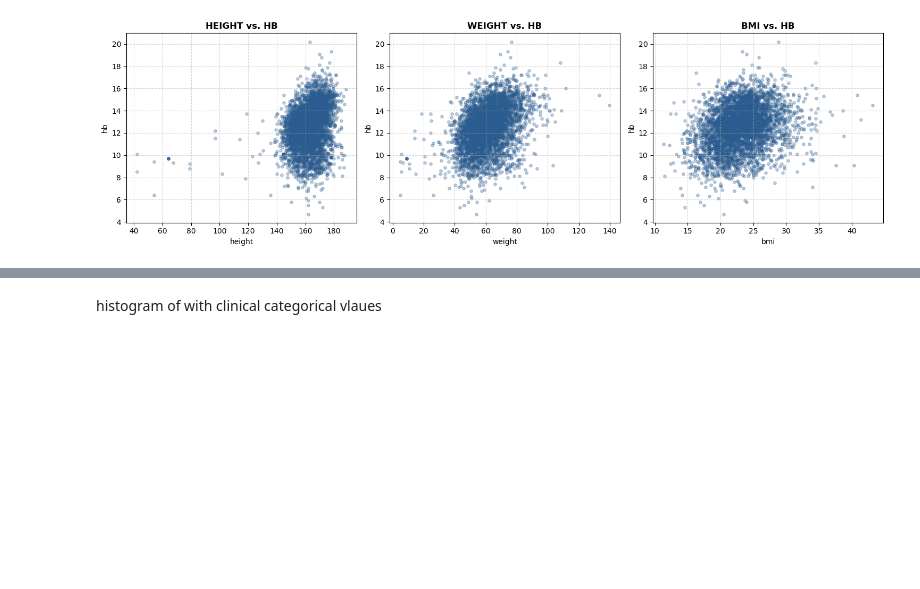
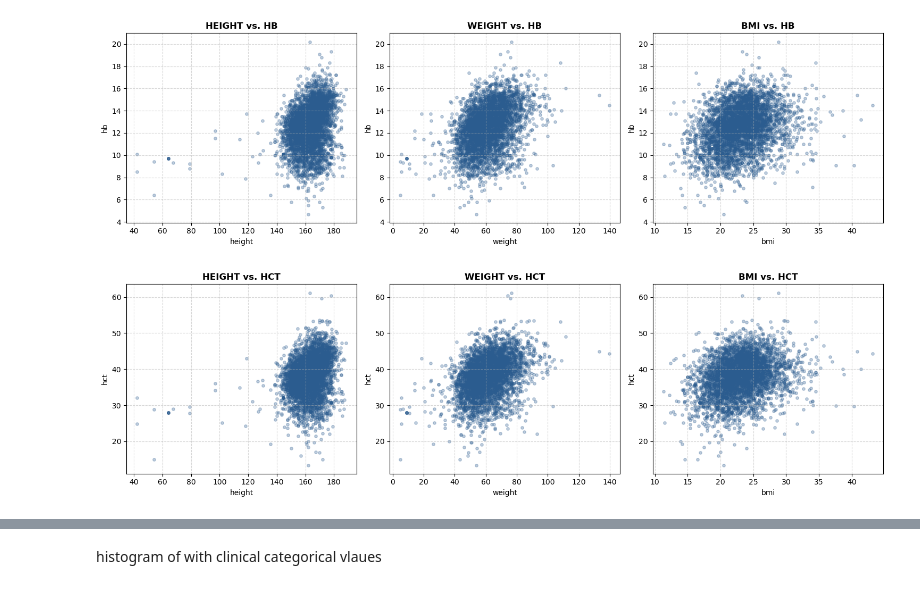
Before and after one commit to May-hk/lab-test-prediction, a Jupyter notebook: data_processing.ipynb, the cells around one changed output, grey strips where cells are left out. Saved outputs shown, nothing was run; the diff lists cells and outputs as text; code cells hidden in the pictures; blank space fills up the shorter version.

```diff
--- a/data_processing.ipynb
+++ b/data_processing.ipynb
@@ -214,3 +218,27 @@ plt.tight_layout()
 plt.show()
 # %% [output]
 [figure]
+# %%
+# List of clinical variables for the x-axis
+x_vars = ["height", "weight", "bmi"]
+y_var = "hct"
+
+# Create a 1-row, 3-column figure
+fig, axes = plt.subplots(1, 3, figsize=(15, 4.5))
+
+for i, x_col in enumerate(x_vars):
+    # Drop rows where either x or y is NaN for a clean plot
+    valid_data = merged[[x_col, y_var]].dropna()
+
+    axes[i].scatter(
+        valid_data[x_col], valid_data[y_var], alpha=0.3, color="#2b5c8f", s=15
+    )
+    axes[i].set_title(f"{x_col.upper()} vs. {y_var.upper()}", fontweight="bold")
+    axes[i].set_xlabel(x_col)
+    axes[i].set_ylabel(y_var)
+    axes[i].grid(True, linestyle="--", alpha=0.5)
+
+plt.tight_layout()
+plt.show()
+# %% [output]
+[figure, added]
```
Also changed, not shown: parts of 6 cells of this notebook.
